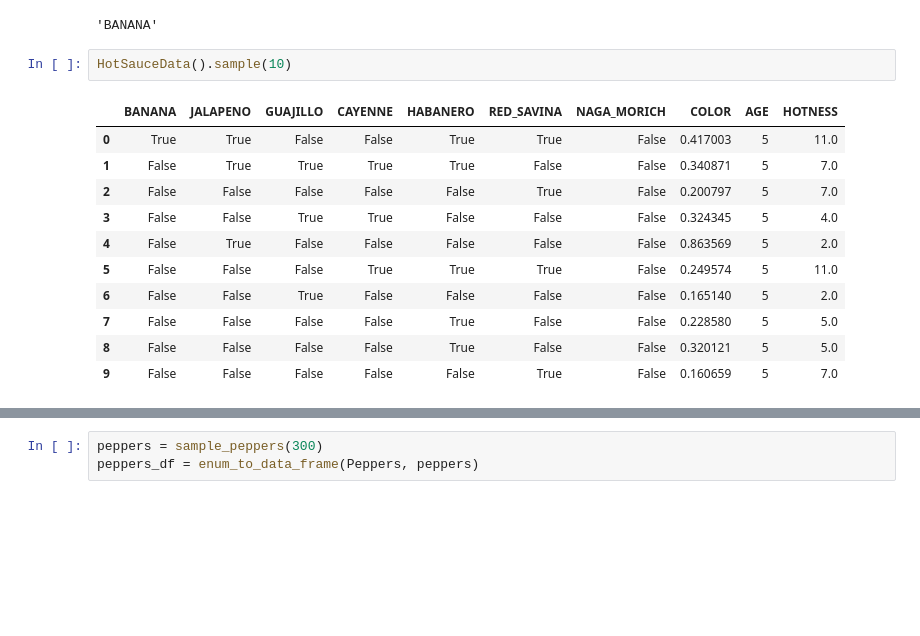
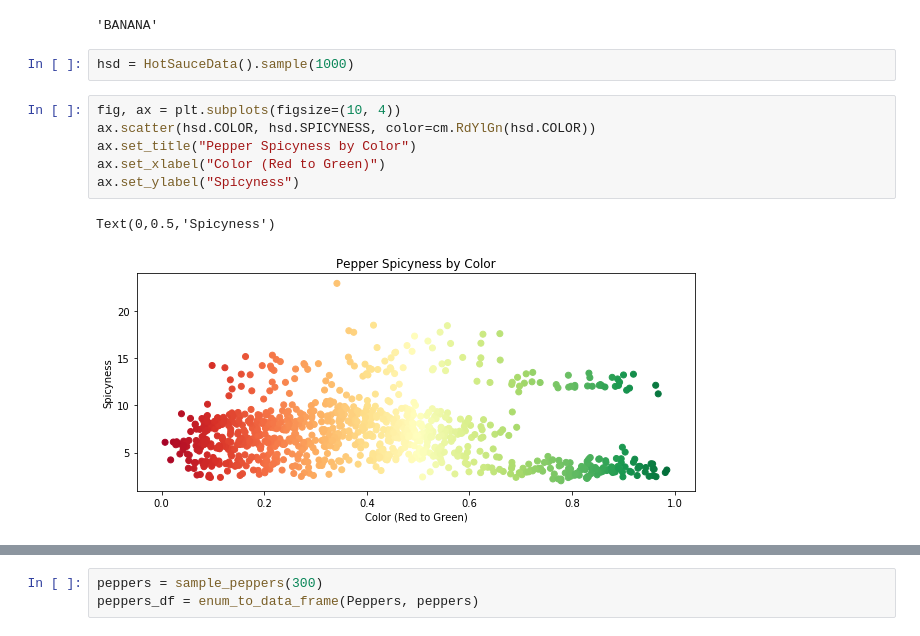
Before and after one commit to bphillab/hot-sauce, a Jupyter notebook: hot-sauce.ipynb, the cells around one changed output, grey strips where cells are left out. Saved outputs shown, nothing was run; the diff lists cells and outputs as text; blank space fills up the shorter version.

```diff
--- a/hot-sauce.ipynb
+++ b/hot-sauce.ipynb
@@ -19,17 +19,14 @@ p = list(p for p in Peppers)[0]
 p.name
 # %% [output]
 'BANANA'
-# %%
-HotSauceData().sample(10)
-# %% [output]
-|  | BANANA | JALAPENO | GUAJILLO | CAYENNE | HABANERO | RED_SAVINA | NAGA_MORICH | COLOR | AGE | HOTNESS |
-| 0 | True | True | False | False | True | True | False | 0.417003 | 5 | 11.0 |
-| 1 | False | True | True | True | True | False | False | 0.340871 | 5 | 7.0 |
-| 2 | False | False | False | False | False | True | False | 0.200797 | 5 | 7.0 |
-| 3 | False | False | True | True | False | False | False | 0.324345 | 5 | 4.0 |
-| 4 | False | True | False | False | False | False | False | 0.863569 | 5 | 2.0 |
-| 5 | False | False | False | True | True | True | False | 0.249574 | 5 | 11.0 |
-| 6 | False | False | True | False | False | False | False | 0.165140 | 5 | 2.0 |
-| 7 | False | False | False | False | True | False | False | 0.228580 | 5 | 5.0 |
-| 8 | False | False | False | False | True | False | False | 0.320121 | 5 | 5.0 |
-| 9 | False | False | False | False | False | True | False | 0.160659 | 5 | 7.0 |
+# %%
+hsd = HotSauceData().sample(1000)
+# %%
+fig, ax = plt.subplots(figsize=(10, 4))
+ax.scatter(hsd.COLOR, hsd.SPICYNESS, color=cm.RdYlGn(hsd.COLOR))
+ax.set_title("Pepper Spicyness by Color")
+ax.set_xlabel("Color (Red to Green)")
+ax.set_ylabel("Spicyness")
+# %% [output]
+Text(0,0.5,'Spicyness')
+[figure, added]
```
Also changed, not shown: parts of 4 cells of this notebook, 1 other file.
